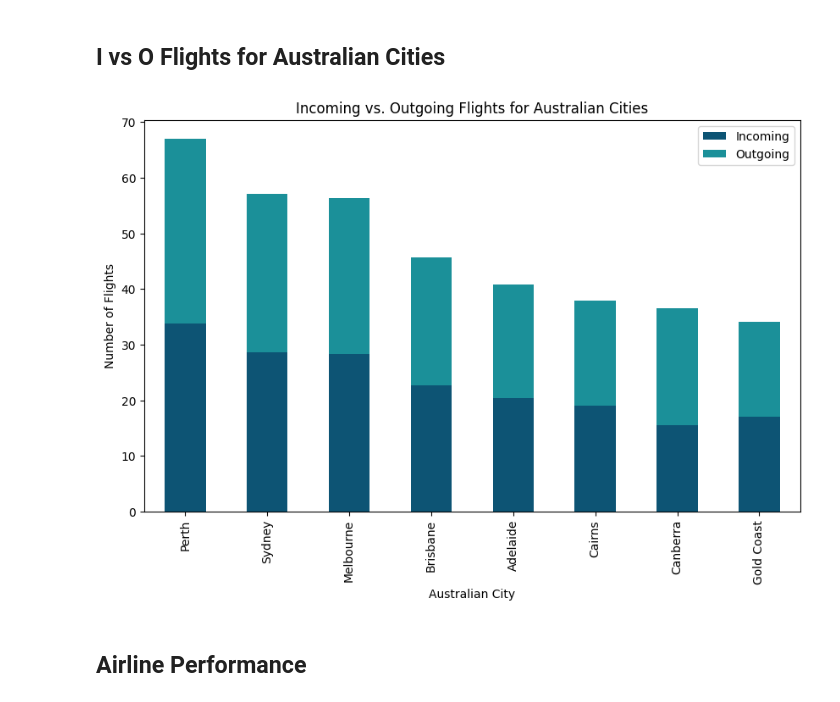
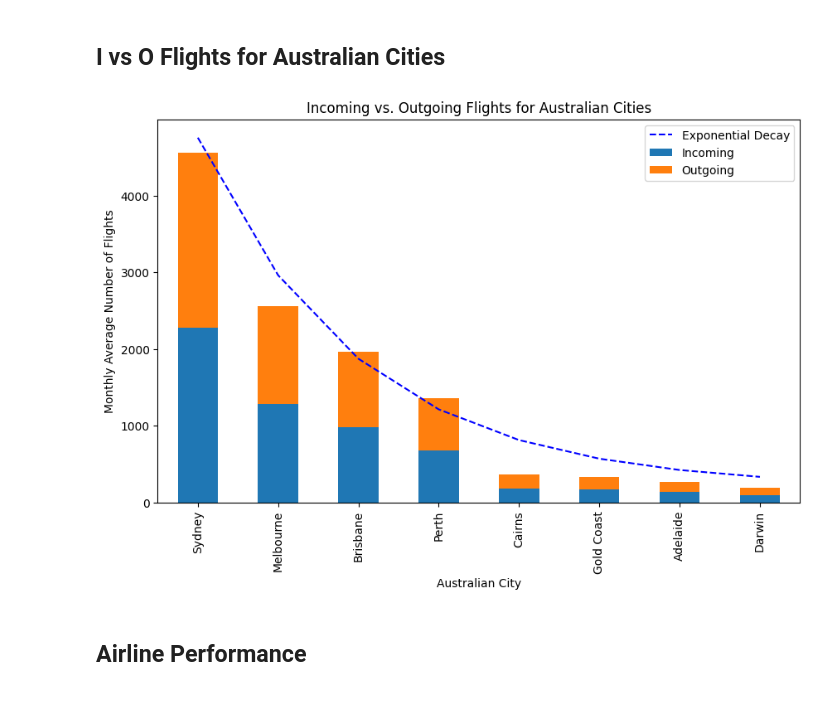
Before and after one commit to nafisazizir/cosc3000-dataviz, a Jupyter notebook: notebook.ipynb, the cells around one changed output. Cells and saved outputs as stored; diff of their text form; code cells hidden in the pictures.

```diff
--- a/notebook.ipynb
+++ b/notebook.ipynb
@@ -116,7 +125,2 @@ df['international_city'] = df['international_city'].replace('Palmerston', 'Palme
 # %% [markdown]
 # Setup
-# %%
-color_palette = ["#0D5474", "#1B9099", "#7FCAA3", "#B8E6A8", "#FBDD9F",
-                 "#FCB156", "#EE8F71", "#DE5556", "#DB3D78", "#7A226E"]
-sns.set_palette(color_palette)
-plt.rcParams['axes.prop_cycle'] = plt.cycler(color=color_palette)
@@ -136,19 +187,29 @@ plt.show()
 # %% [markdown]
 ## I vs O Flights for Australian Cities
 # %%
-city_flights = df.groupby(['australian_city', 'in_out']).agg({'all_flights': 'mean'}).unstack().fillna(0)
+import numpy as np
+
+city_flights = df.groupby(['australian_city', 'in_out', 'date']).agg({'all_flights': 'sum'}).reset_index()
+city_flights = city_flights.groupby(['australian_city', 'in_out']).agg({'all_flights': 'mean'}).unstack()
 city_flights.columns = city_flights.columns.droplevel()
 city_flights['total_flights'] = city_flights.sum(axis=1)
 top_8_cities = city_flights.sort_values('total_flights', ascending=False).head(8).drop(columns='total_flights')
 
 top_8_cities.plot(kind='bar', stacked=True, figsize=(10, 6))
 plt.title('Incoming vs. Outgoing Flights for Australian Cities')
 plt.xlabel('Australian City')
-plt.ylabel('Number of Flights')
-plt.legend(['Incoming', 'Outgoing'])
+plt.ylabel('Monthly Average Number of Flights')
+
+max_val = top_8_cities.sum(axis=1).max()
+min_val = top_8_cities.sum(axis=1).min()
+x = np.arange(len(top_8_cities))
+y = max_val * np.exp(-0.5 * x) + min_val
+plt.plot(x, y, color='blue', linestyle='--', linewidth=1.5, label='Exponential Decay')
+
+plt.legend(['Exponential Decay', 'Incoming', 'Outgoing'])
 plt.show()
 # %% [output]
-[figure, old version]
+[figure, new version]
 # %% [markdown]
 ## Airline Performance
 # %%
```
Also changed, not shown: parts of 26 cells of this notebook, 20 other files.
